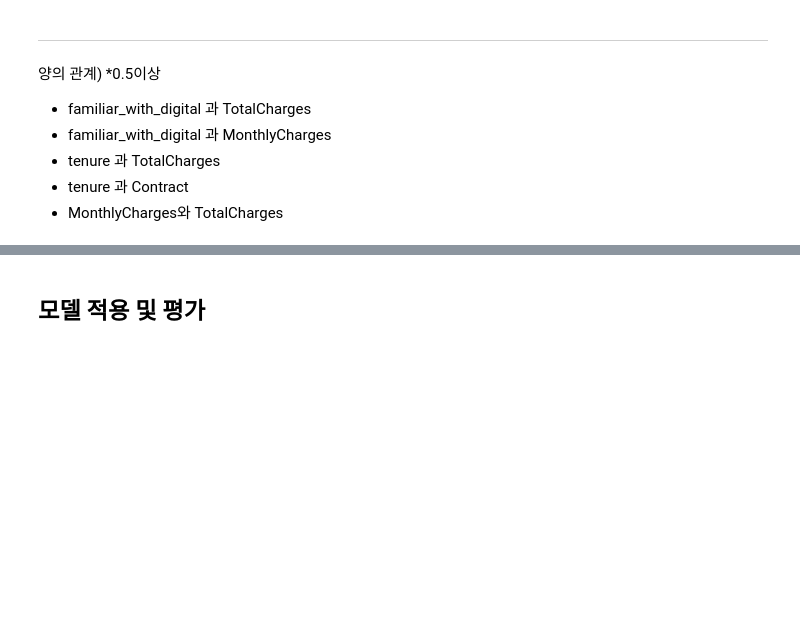
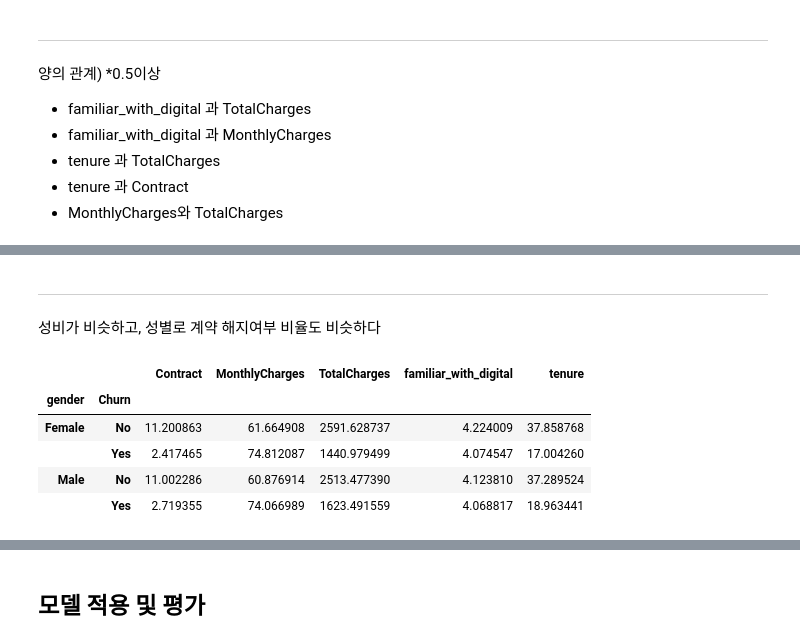
Before and after one commit to PingPingE/Kaggle-Telco_customer_churn, a Jupyter notebook: telco-customer-churn.ipynb, the cells around one changed output, grey strips where cells are left out. Saved outputs shown, nothing was run; the diff lists cells and outputs as text; code cells hidden in the pictures; blank space fills up the shorter version.

```diff
--- a/telco-customer-churn.ipynb
+++ b/telco-customer-churn.ipynb
@@ -620,0 +651,12 @@ plt.show()
+# %% [markdown]
+------------
+성비가 비슷하고, 성별로 계약 해지여부 비율도 비슷하다
+# %%
+pd.pivot_table(main_df, index=['gender','Churn'])
+# %% [output]
+|  |  | Contract | MonthlyCharges | TotalCharges | familiar_with_digital | tenure |
+| gender | Churn |  |  |  |  |  |
+| Female | No | 11.200863 | 61.664908 | 2591.628737 | 4.224009 | 37.858768 |
+|  | Yes | 2.417465 | 74.812087 | 1440.979499 | 4.074547 | 17.004260 |
+| Male | No | 11.002286 | 60.876914 | 2513.477390 | 4.123810 | 37.289524 |
+|  | Yes | 2.719355 | 74.066989 | 1623.491559 | 4.068817 | 18.963441 |
```
Also changed, not shown: parts of 19 cells of this notebook.
